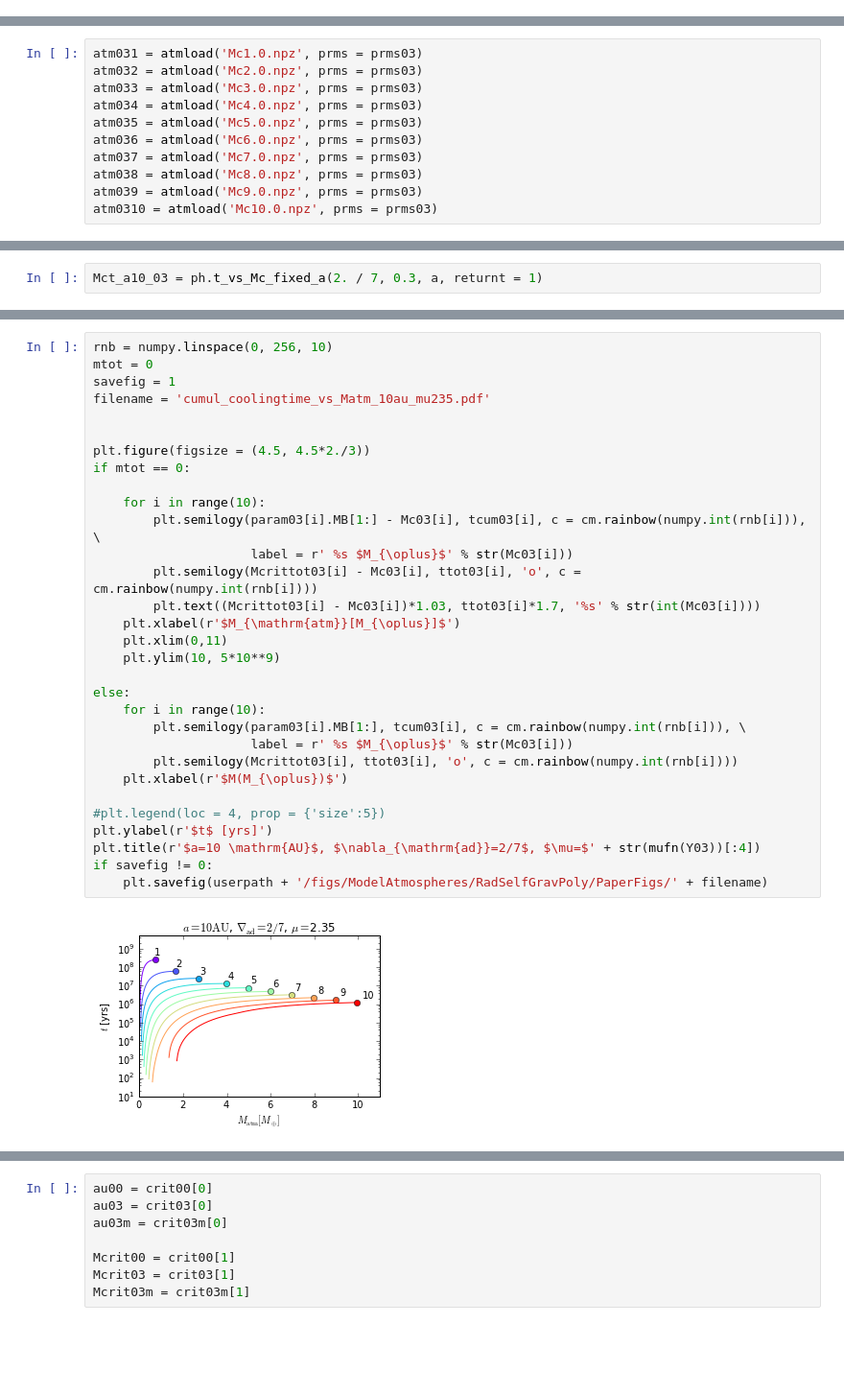
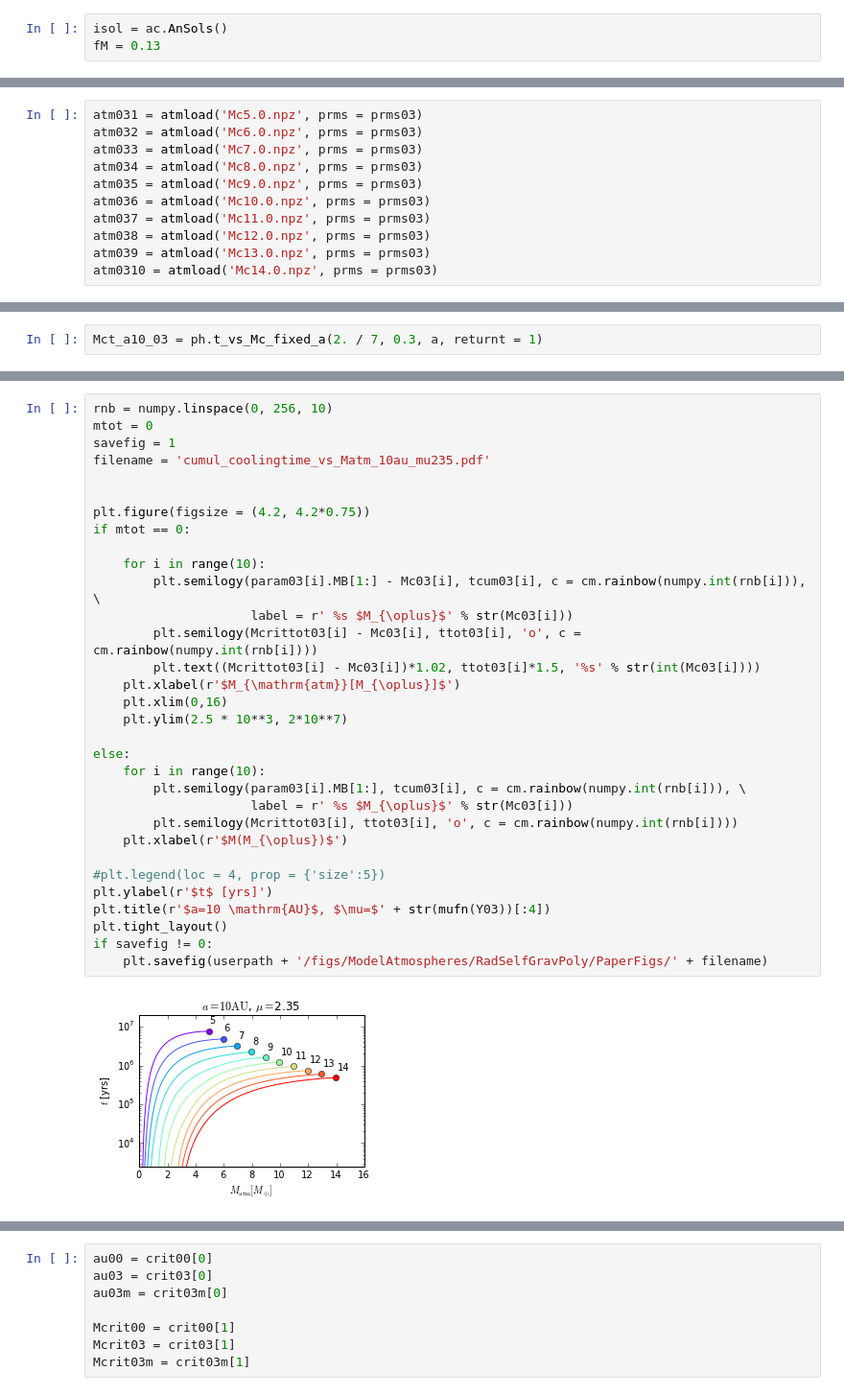
Before and after one commit to apiso/core_accretion, a Jupyter notebook: python/RadSGPoly/cooling_fixed_disklife.ipynb, the cells around one changed output, grey strips where cells are left out. Shown at 96% size. Cells and saved outputs as stored; diff of their text form; blank space fills up the shorter version.

```diff
--- a/python/RadSGPoly/cooling_fixed_disklife.ipynb
+++ b/python/RadSGPoly/cooling_fixed_disklife.ipynb
@@ -16,3 +19,6 @@ import matplotlib.cm as cm
 reload(ph)
 # %% [output]
 <module 'RadSGPoly.plot_helper' from 'RadSGPoly/plot_helper.pyc'>
+# %%
+isol = ac.AnSols()
+fM = 0.13
@@ -46,16 +101,16 @@ atm008 = atmload('Mc12.0.npz', prms = prms00)
 atm009 = atmload('Mc13.0.npz', prms = prms00)
 atm0010 = atmload('Mc14.0.npz', prms = prms00)
 # %%
-atm031 = atmload('Mc1.0.npz', prms = prms03)
-atm032 = atmload('Mc2.0.npz', prms = prms03)
-atm033 = atmload('Mc3.0.npz', prms = prms03)
-atm034 = atmload('Mc4.0.npz', prms = prms03)
-atm035 = atmload('Mc5.0.npz', prms = prms03)
-atm036 = atmload('Mc6.0.npz', prms = prms03)
-atm037 = atmload('Mc7.0.npz', prms = prms03)
-atm038 = atmload('Mc8.0.npz', prms = prms03)
-atm039 = atmload('Mc9.0.npz', prms = prms03)
-atm0310 = atmload('Mc10.0.npz', prms = prms03)
+atm031 = atmload('Mc5.0.npz', prms = prms03)
+atm032 = atmload('Mc6.0.npz', prms = prms03)
+atm033 = atmload('Mc7.0.npz', prms = prms03)
+atm034 = atmload('Mc8.0.npz', prms = prms03)
+atm035 = atmload('Mc9.0.npz', prms = prms03)
+atm036 = atmload('Mc10.0.npz', prms = prms03)
+atm037 = atmload('Mc11.0.npz', prms = prms03)
+atm038 = atmload('Mc12.0.npz', prms = prms03)
+atm039 = atmload('Mc13.0.npz', prms = prms03)
+atm0310 = atmload('Mc14.0.npz', prms = prms03)
 # %%
 atm031m = atmload('Mc1.0.npz', prms = prms03m)
 atm032m = atmload('Mc2.0.npz', prms = prms03m)
@@ -158,36 +219,37 @@ if savefig != 0:
 # %%
 rnb = numpy.linspace(0, 256, 10)
 mtot = 0
 savefig = 1
 filename = 'cumul_coolingtime_vs_Matm_10au_mu235.pdf'
 
 
-plt.figure(figsize = (4.5, 4.5*2./3))
+plt.figure(figsize = (4.2, 4.2*0.75))
 if mtot == 0:
 
     for i in range(10):
         plt.semilogy(param03[i].MB[1:] - Mc03[i], tcum03[i], c = cm.rainbow(numpy.int(rnb[i])), \
                      label = r' %s $M_{\oplus}$' % str(Mc03[i]))
         plt.semilogy(Mcrittot03[i] - Mc03[i], ttot03[i], 'o', c = cm.rainbow(numpy.int(rnb[i])))
-        plt.text((Mcrittot03[i] - Mc03[i])*1.03, ttot03[i]*1.7, '%s' % str(int(Mc03[i])))
+        plt.text((Mcrittot03[i] - Mc03[i])*1.02, ttot03[i]*1.5, '%s' % str(int(Mc03[i])))
     plt.xlabel(r'$M_{\mathrm{atm}}[M_{\oplus}]$')
-    plt.xlim(0,11)
-    plt.ylim(10, 5*10**9)
+    plt.xlim(0,16)
+    plt.ylim(2.5 * 10**3, 2*10**7)
 
 else:
     for i in range(10):
         plt.semilogy(param03[i].MB[1:], tcum03[i], c = cm.rainbow(numpy.int(rnb[i])), \
                      label = r' %s $M_{\oplus}$' % str(Mc03[i]))
         plt.semilogy(Mcrittot03[i], ttot03[i], 'o', c = cm.rainbow(numpy.int(rnb[i])))
     plt.xlabel(r'$M(M_{\oplus})$')
 
 #plt.legend(loc = 4, prop = {'size':5})
 plt.ylabel(r'$t$ [yrs]')
-plt.title(r'$a=10 \mathrm{AU}$, $\nabla_{\mathrm{ad}}=2/7$, $\mu=$' + str(mufn(Y03))[:4])
+plt.title(r'$a=10 \mathrm{AU}$, $\mu=$' + str(mufn(Y03))[:4])
+plt.tight_layout()
 if savefig != 0:
     plt.savefig(userpath + '/figs/ModelAtmospheres/RadSelfGravPoly/PaperFigs/' + filename)
 # %% [output]
-[figure, old version]
+[figure, new version]
 # %%
 rnb = numpy.linspace(0, 256, 10)
 mtot = 0
```
Also changed, not shown: parts of 10 cells of this notebook, 15 other files.
